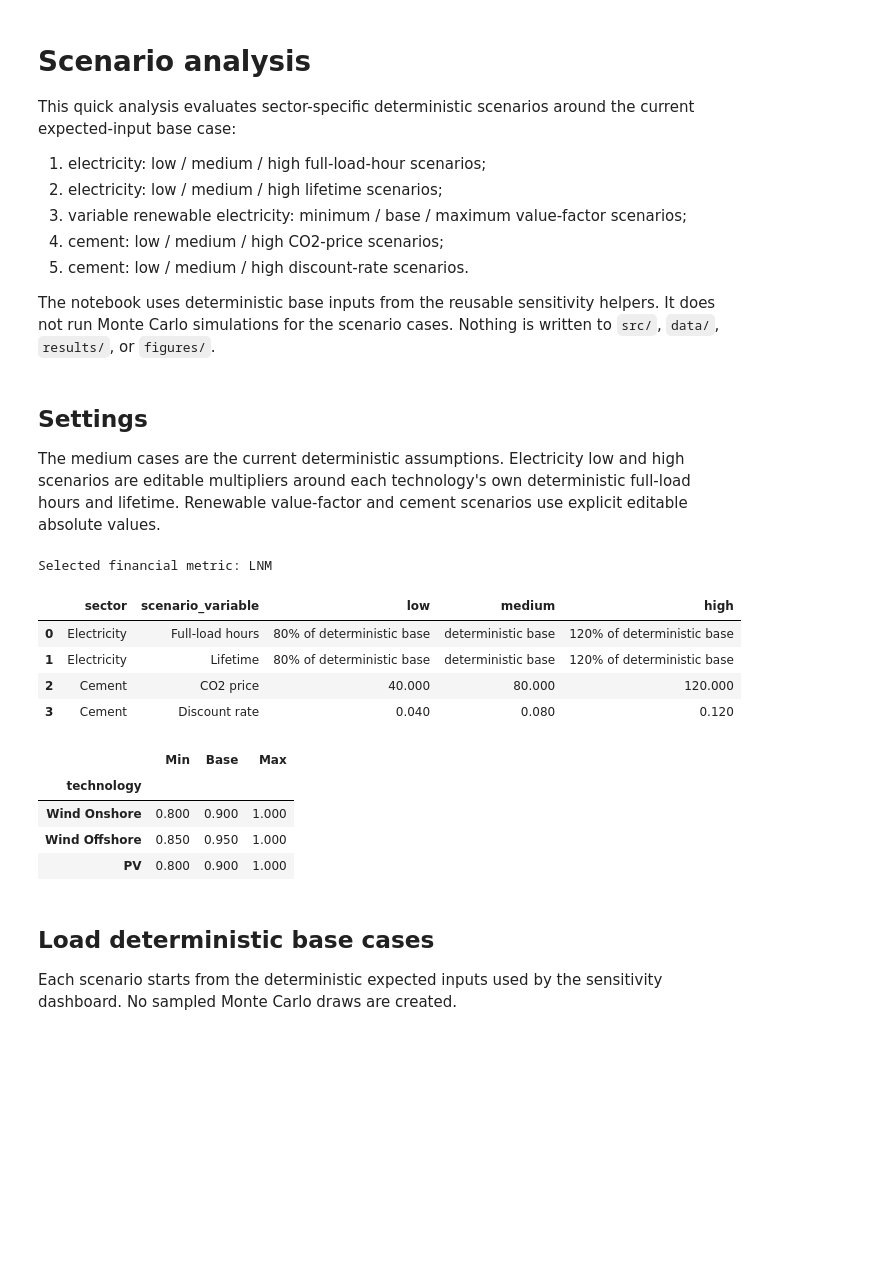
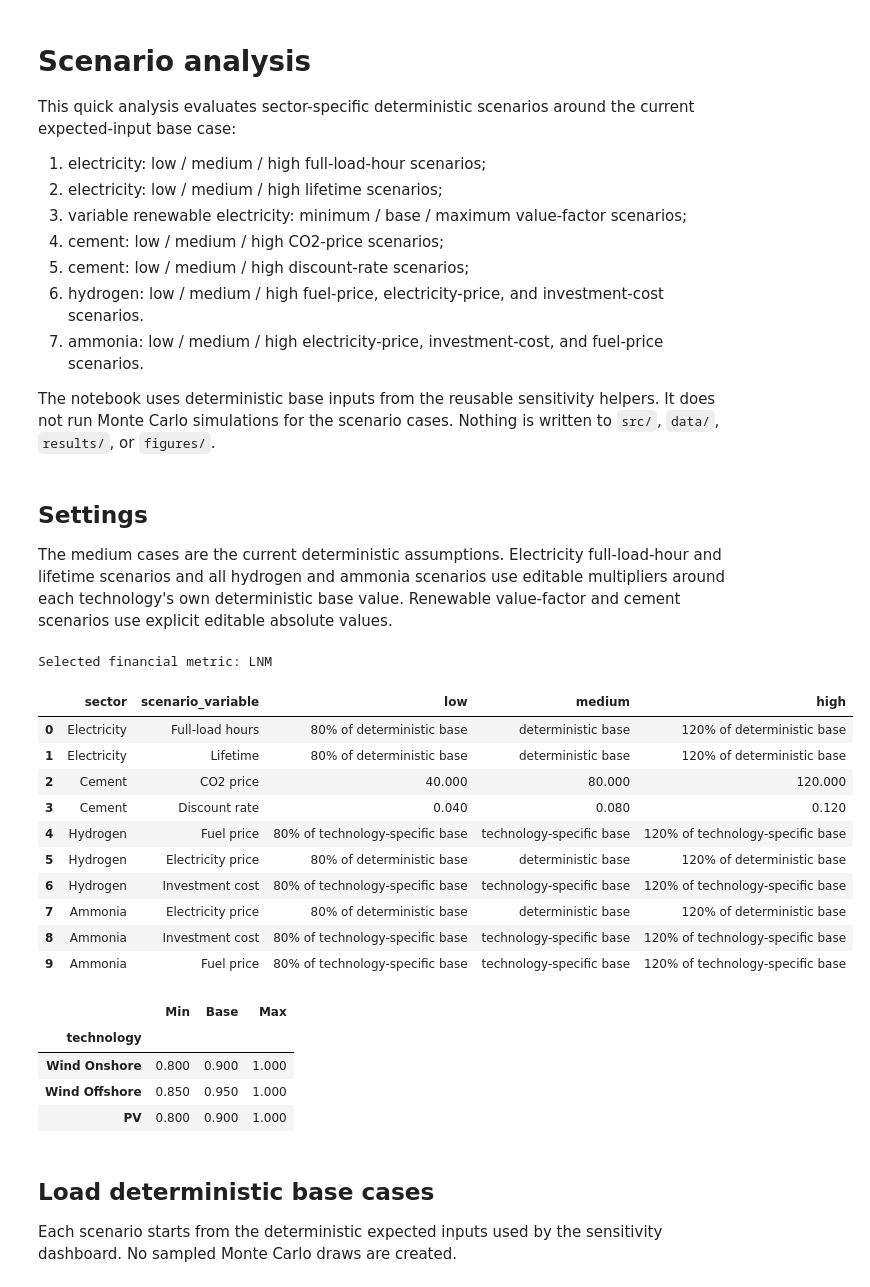
Before and after one commit to Finnzn/Master-Thesis, a Jupyter notebook: notebooks/scenario_analysis.ipynb, the cells around one changed output. Drawn from its saved outputs; the diff is of its cells as text; code cells hidden in the pictures; blank space fills up the shorter version.

Commit message:
"Finished H2 and ammonia"

```diff
--- a/notebooks/scenario_analysis.ipynb
+++ b/notebooks/scenario_analysis.ipynb
@@ -7,7 +7,9 @@ This quick analysis evaluates sector-specific deterministic scenarios around the
 2. electricity: low / medium / high lifetime scenarios;
 3. variable renewable electricity: minimum / base / maximum value-factor scenarios;
 4. cement: low / medium / high CO2-price scenarios;
-5. cement: low / medium / high discount-rate scenarios.
+5. cement: low / medium / high discount-rate scenarios;
+6. hydrogen: low / medium / high fuel-price, electricity-price, and investment-cost scenarios.
+7. ammonia: low / medium / high electricity-price, investment-cost, and fuel-price scenarios.
 
 The notebook uses deterministic base inputs from the reusable sensitivity helpers. It does not run Monte Carlo simulations for the scenario cases. Nothing is written to `src/`, `data/`, `results/`, or `figures/`.
 # %%
@@ -38,7 +42,7 @@ from sensitivity_analysis import (
 # %% [markdown]
 ## Settings
 
-The medium cases are the current deterministic assumptions. Electricity low and high scenarios are editable multipliers around each technology's own deterministic full-load hours and lifetime. Renewable value-factor and cement scenarios use explicit editable absolute values.
+The medium cases are the current deterministic assumptions. Electricity full-load-hour and lifetime scenarios and all hydrogen and ammonia scenarios use editable multipliers around each technology's own deterministic base value. Renewable value-factor and cement scenarios use explicit editable absolute values.
 # %%
 CURRENT_CO2_PRICE = CARBON_PRICE_EUR_PER_T.value
 CURRENT_DISCOUNT_RATE = INTEREST_RATE.value
@@ -67,6 +71,16 @@ CEMENT_DISCOUNT_RATE_SCENARIOS = {
     "Low": 0.04,
     "Medium": CURRENT_DISCOUNT_RATE,
     "High": 0.12,
+}
+HYDROGEN_INPUT_MULTIPLIERS = {
+    "Low": 0.80,
+    "Medium": 1.00,
+    "High": 1.20,
+}
+AMMONIA_INPUT_MULTIPLIERS = {
+    "Low": 0.80,
+    "Medium": 1.00,
+    "High": 1.20,
 }
 
 # Choose the financial metric used in the scenario figures and summary tables.
@@ -99,33 +113,81 @@ scenario_settings = pd.DataFrame(
             "low": CEMENT_CO2_PRICE_SCENARIOS["Low"],
             "medium": CEMENT_CO2_PRICE_SCENARIOS["Medium"],
             "high": CEMENT_CO2_PRICE_SCENARIOS["High"],
         },
         {
             "sector": "Cement",
             "scenario_variable": "Discount rate",
             "low": CEMENT_DISCOUNT_RATE_SCENARIOS["Low"],
             "medium": CEMENT_DISCOUNT_RATE_SCENARIOS["Medium"],
             "high": CEMENT_DISCOUNT_RATE_SCENARIOS["High"],
         },
+        {
+            "sector": "Hydrogen",
+            "scenario_variable": "Fuel price",
+            "low": "80% of technology-specific base",
+            "medium": "technology-specific base",
+            "high": "120% of technology-specific base",
+        },
+        {
+            "sector": "Hydrogen",
+            "scenario_variable": "Electricity price",
+            "low": "80% of deterministic base",
+            "medium": "deterministic base",
+            "high": "120% of deterministic base",
+        },
+        {
+            "sector": "Hydrogen",
+            "scenario_variable": "Investment cost",
+            "low": "80% of technology-specific base",
+            "medium": "technology-specific base",
+            "high": "120% of technology-specific base",
+        },
+        {
+            "sector": "Ammonia",
+            "scenario_variable": "Electricity price",
+            "low": "80% of deterministic base",
+            "medium": "deterministic base",
+            "high": "120% of deterministic base",
+        },
+        {
+            "sector": "Ammonia",
+            "scenario_variable": "Investment cost",
+            "low": "80% of technology-specific base",
+            "medium": "technology-specific base",
+            "high": "120% of technology-specific base",
+        },
+        {
+            "sector": "Ammonia",
+            "scenario_variable": "Fuel price",
+            "low": "80% of technology-specific base",
+            "medium": "technology-specific base",
+            "high": "120% of technology-specific base",
+        },
     ]
 )
 value_factor_settings = (
     pd.DataFrame.from_dict(ELECTRICITY_VALUE_FACTOR_SCENARIOS, orient="index")
     .rename(index=ELECTRICITY_TECHNOLOGY_LABELS)
     .loc[:, ["Min", "Base", "Max"]]
 )
 value_factor_settings.index.name = "technology"
 
 print(f"Selected financial metric: {FINANCIAL_METRIC}")
 display(scenario_settings)
 display(value_factor_settings)
 # %% [output]
 Selected financial metric: LNM
 |  | sector | scenario_variable | low | medium | high |
 | 0 | Electricity | Full-load hours | 80% of deterministic base | deterministic base | 120% of deterministic base |
 | 1 | Electricity | Lifetime | 80% of deterministic base | deterministic base | 120% of deterministic base |
 | 2 | Cement | CO2 price | 40.000 | 80.000 | 120.000 |
 | 3 | Cement | Discount rate | 0.040 | 0.080 | 0.120 |
+| 4 | Hydrogen | Fuel price | 80% of technology-specific base | technology-specific base | 120% of technology-specific base |
+| 5 | Hydrogen | Electricity price | 80% of deterministic base | deterministic base | 120% of deterministic base |
+| 6 | Hydrogen | Investment cost | 80% of technology-specific base | technology-specific base | 120% of technology-specific base |
+| 7 | Ammonia | Electricity price | 80% of deterministic base | deterministic base | 120% of deterministic base |
+| 8 | Ammonia | Investment cost | 80% of technology-specific base | technology-specific base | 120% of technology-specific base |
+| 9 | Ammonia | Fuel price | 80% of technology-specific base | technology-specific base | 120% of technology-specific base |
 |  | Min | Base | Max |
 | technology |  |  |  |
 | Wind Onshore | 0.800 | 0.900 | 1.000 |
```
Also changed, not shown: parts of 9 cells of this notebook, 7 other files.
